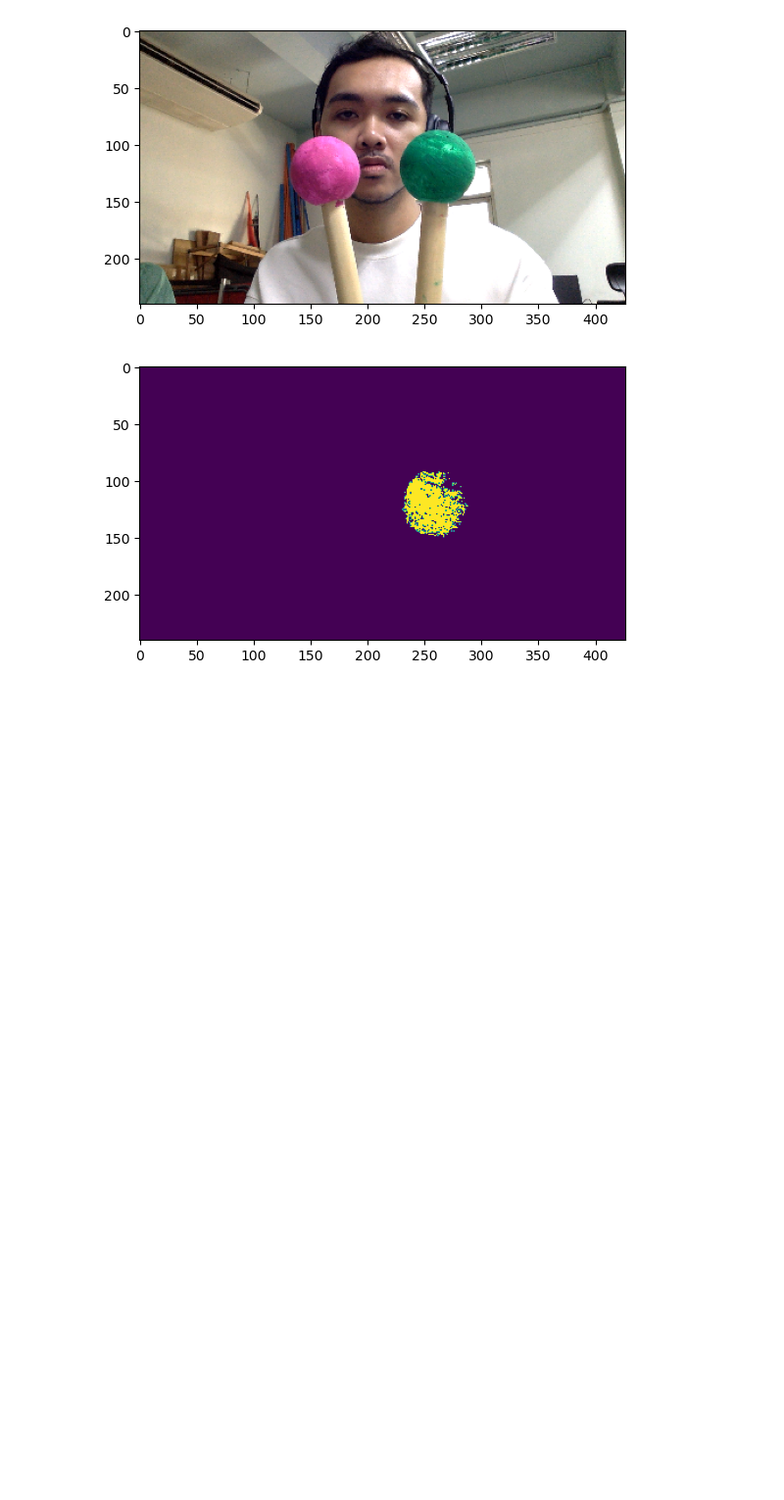
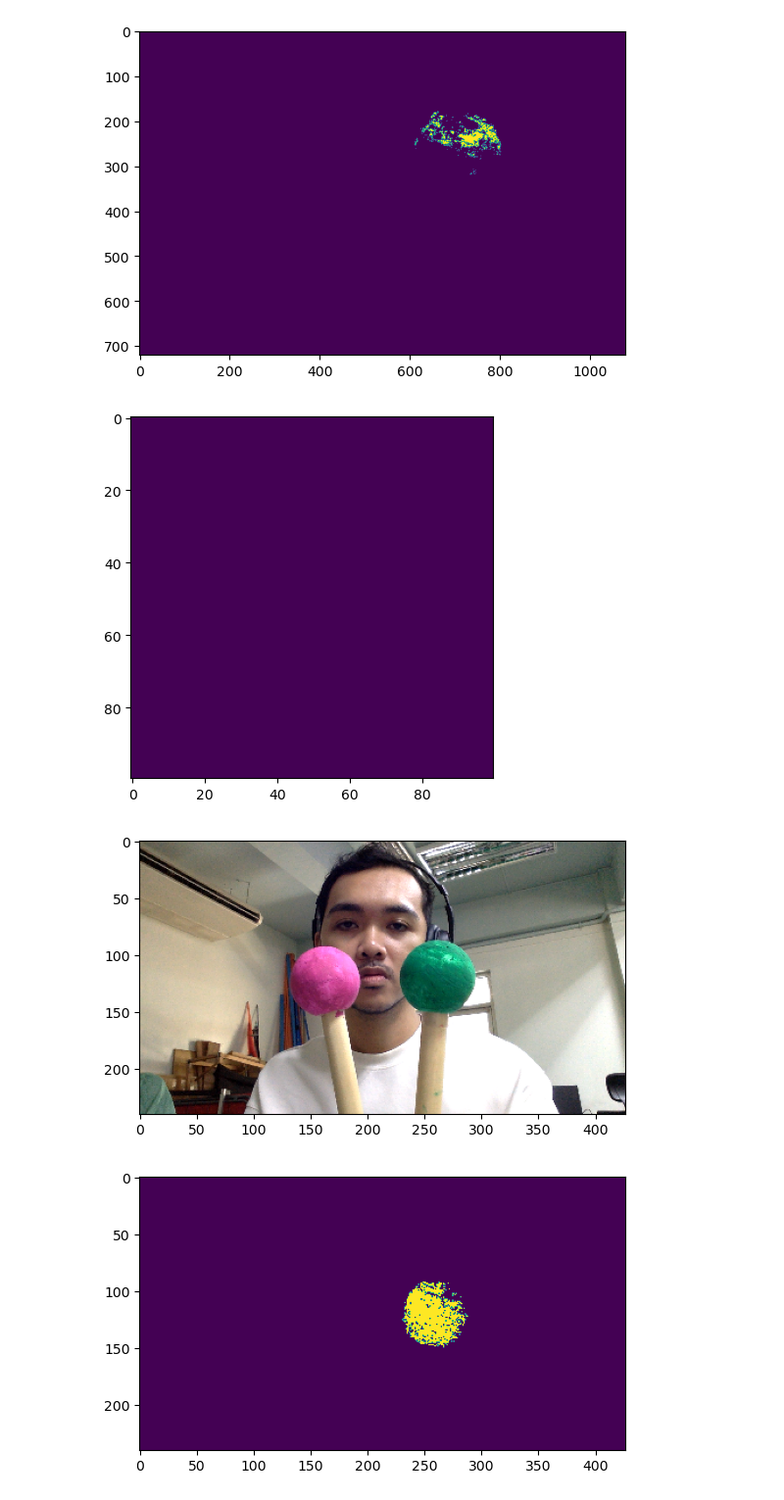
Before and after one commit to cjbarimbao/virtualkulintang, a Jupyter notebook: computer-vision/python/scratch.ipynb, the cells around one changed output. Shown at 98% size. Cells and saved outputs as stored; diff of their text form; code cells hidden in the pictures; blank space fills up the shorter version.

```diff
--- a/computer-vision/python/scratch.ipynb
+++ b/computer-vision/python/scratch.ipynb
@@ -55,0 +81,10 @@ def image_segmentation(frame):
+# %%
+mask_thresh = cv2.inRange(masked, min_rgb, max_rgb)
+plt.imshow(mask_thresh)
+plt.show()
+slice4 = mask_thresh[50:150,350:450]
+plt.imshow(slice4)
+plt.show()
+# %% [output]
+[figure, added]
+[figure, added]
```
Also changed, not shown: parts of 8 cells of this notebook, 11 other files.
